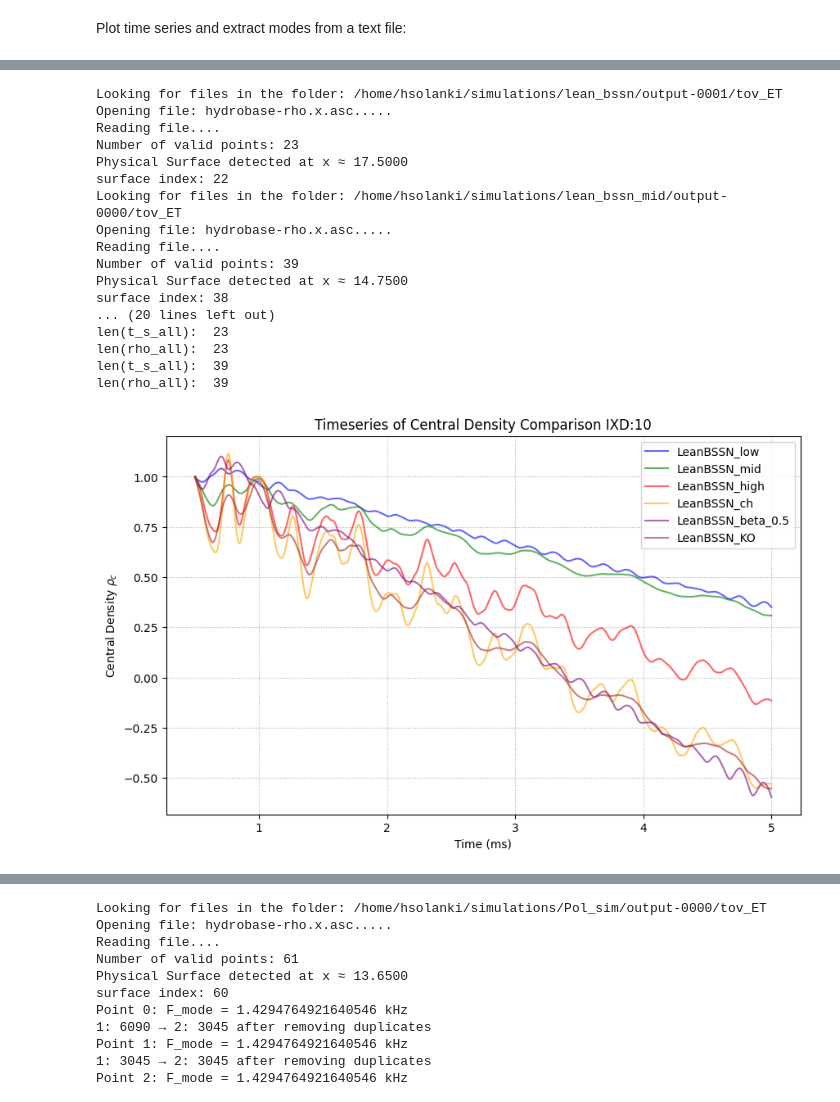
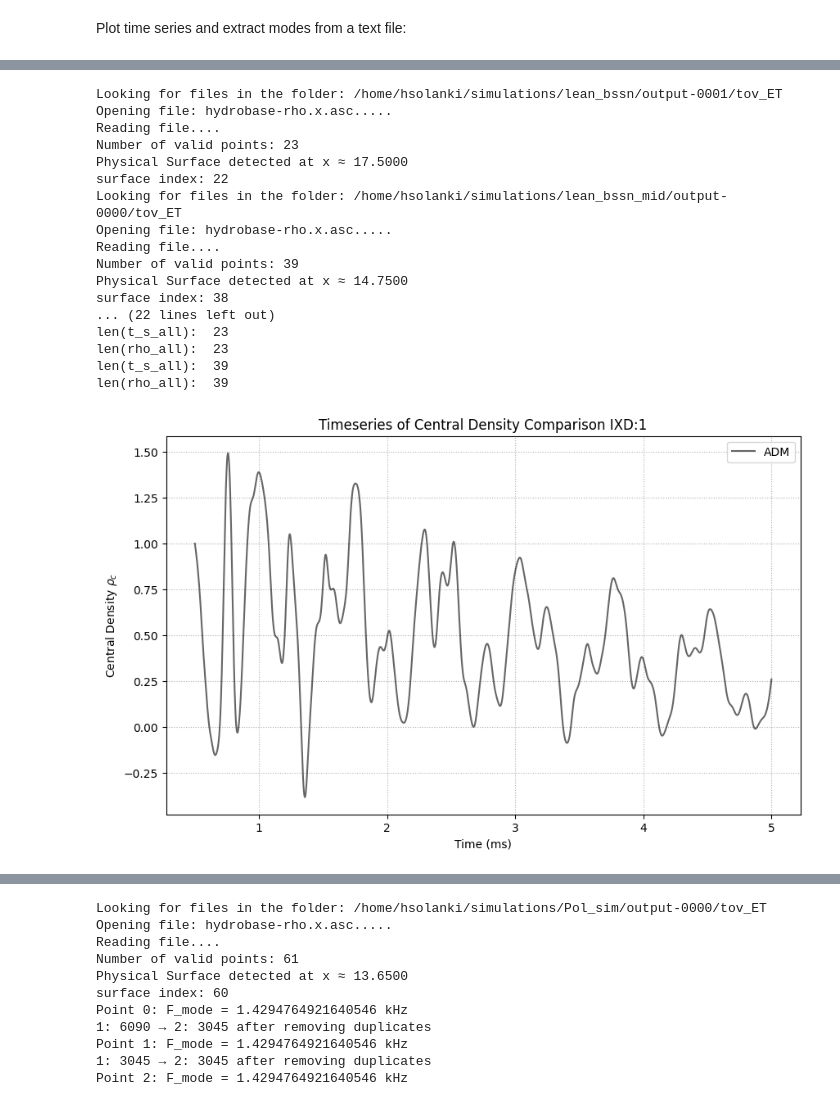
Before and after one commit to harsh-c0ds/My-Work, a Jupyter notebook: TOV/mode_ext.ipynb, the cells around one changed output, grey strips where cells are left out. Cells and saved outputs as stored; diff of their text form; code cells hidden in the pictures.

```diff
--- a/TOV/mode_ext.ipynb
+++ b/TOV/mode_ext.ipynb
@@ -335,7 +335,7 @@ t_s_all_l, rho_all_l = load_time_series(file_path)
 t_s_all_m, rho_all_m = load_time_series(file_path_1)
 t_s_all_h, rho_all_h = load_time_series(file_path_2)
 # t_s_all_v, v_all = load_time_series(file_velocity)
-#t_s_all_P, rho_all_P = load_time_series(file_path_adm)
+t_s_all_P, rho_all_P = load_time_series(file_path_adm)
 t_s_all_ch, rho_all_ch = load_time_series(file_lean_ch)
 t_s_all_l_b_1_0002, rho_all_l_b_1_0002 = load_time_series(file_l_b_1_0002)
 t_s_all_lean_2, rho_all_lean_2 = load_time_series(file_lean_2)
@@ -363,14 +363,14 @@ Reading file....
 Number of valid points: 39
 Physical Surface detected at x ≈ 14.7500
 surface index: 38
-... (20 lines left out)
+... (22 lines left out)
 len(t_s_all):  23
 len(rho_all):  23
 len(t_s_all):  39
 len(rho_all):  39
 # %%
 ### Time_series Check ###
-ik = 10
+ik = 1
 
 t_l = t_s_all_l[ik]
 rho_l = rho_all_l[ik]
@@ -396,6 +396,10 @@ rho_ch = rho_all_ch[ik]
 # t_adm = t_s_all_P[ik]
 # rho_adm = rho_all_P[ik]
 
+t_adm = t_s_all_P[ik]
+rho_adm = rho_all_P[ik]
+
+
 lim_l = (t_l >= 0.5) & (t_l <= 5)
 lim_m = (t_m >= 0.5) & (t_m <= 5)
 lim_h = (t_h >= 0.5) & (t_h <= 5)
@@ -405,7 +409,7 @@ lim_ch = (t_ch >= 0.5) & (t_ch <= 5)
 
 # lim_v = (t_v >= 0.5) & (t_v <= 5)
 
-#lim_adm = (t_adm >= 0.5) & (t_adm <= 5)
+lim_adm = (t_adm >= 0.5) & (t_adm <= 5)
 
 t_l = t_l[lim_l]
 rho_l = rho_l[lim_l]
@@ -418,42 +422,44 @@ rho_m = rho_m/rho_m[0]  # normalize density
 t_h = t_h[lim_h]
 rho_h = rho_h[lim_h]
 rho_h = rho_h/rho_h[0]  # normalize density
 
 # t_v = t_v[lim_v]
 # v = v[lim_v]
 
 t_ch = t_ch[lim_ch]
 rho_ch = rho_ch[lim_ch]
 rho_ch = rho_ch/rho_ch[0]  # normalize density
 
 t_b = t_b[lim_b]
 rho_b = rho_b[lim_b]
 rho_b = rho_b/rho_b[0]  # normalize density
 
 t_l_2 = t_l_2[lim_l_2]
 rho_l_2 = rho_l_2[lim_l_2]
 rho_l_2 = rho_l_2/rho_l_2[0]  # normalize density
 
-#t_adm = t_adm[lim_adm]
-#rho_adm = rho_adm[lim_adm]
+t_adm = t_adm[lim_adm]
+rho_adm = rho_adm[lim_adm]
+rho_adm = rho_adm/rho_adm[0]  # normalize density
 
 
 plt.figure(figsize=(10,6))
-plt.plot(t_l, rho_l, label="LeanBSSN_low", color="blue", alpha=0.6)
-plt.plot(t_m, rho_m, label="LeanBSSN_mid", color="green", alpha=0.6)
-plt.plot(t_h, rho_h, label="LeanBSSN_high", color="red", alpha=0.6)
-plt.plot(t_ch, rho_ch, label="LeanBSSN_ch", color="orange", alpha=0.6)
-plt.plot(t_b, rho_b, label="LeanBSSN_beta_0.5", color="purple", alpha=0.6)
-plt.plot(t_l_2, rho_l_2, label="LeanBSSN_KO", color="brown", alpha=0.6)
+# plt.plot(t_l, rho_l, label="LeanBSSN_low", color="blue", alpha=0.6)
+# plt.plot(t_m, rho_m, label="LeanBSSN_mid", color="green", alpha=0.6)
+# plt.plot(t_h, rho_h, label="LeanBSSN_high", color="red", alpha=0.6)
+# plt.plot(t_ch, rho_ch, label="LeanBSSN_ch", color="orange", alpha=0.6)
+# plt.plot(t_b, rho_b, label="LeanBSSN_beta_0.5", color="purple", alpha=0.6)
+# plt.plot(t_l_2, rho_l_2, label="LeanBSSN_KO", color="brown", alpha=0.6)
+plt.plot(t_adm, rho_adm, label="ADM", color="black", alpha=0.6)
 plt.xlabel("Time (ms)")
 plt.ylabel(r"Central Density $\rho_c$")
 plt.title(f"Timeseries of Central Density Comparison IXD:{ik}")
 plt.grid(True, linestyle=":")
 plt.legend()
 plt.show()
 #plt.savefig(output_dir + "time_series_comparision.png", dpi=300)
 # %% [output]
-[figure, old version]
+[figure, new version]
 # %%
 #### Mode Extraction ####
 
```
Also changed, not shown: parts of 2 cells of this notebook, 1 other file.
